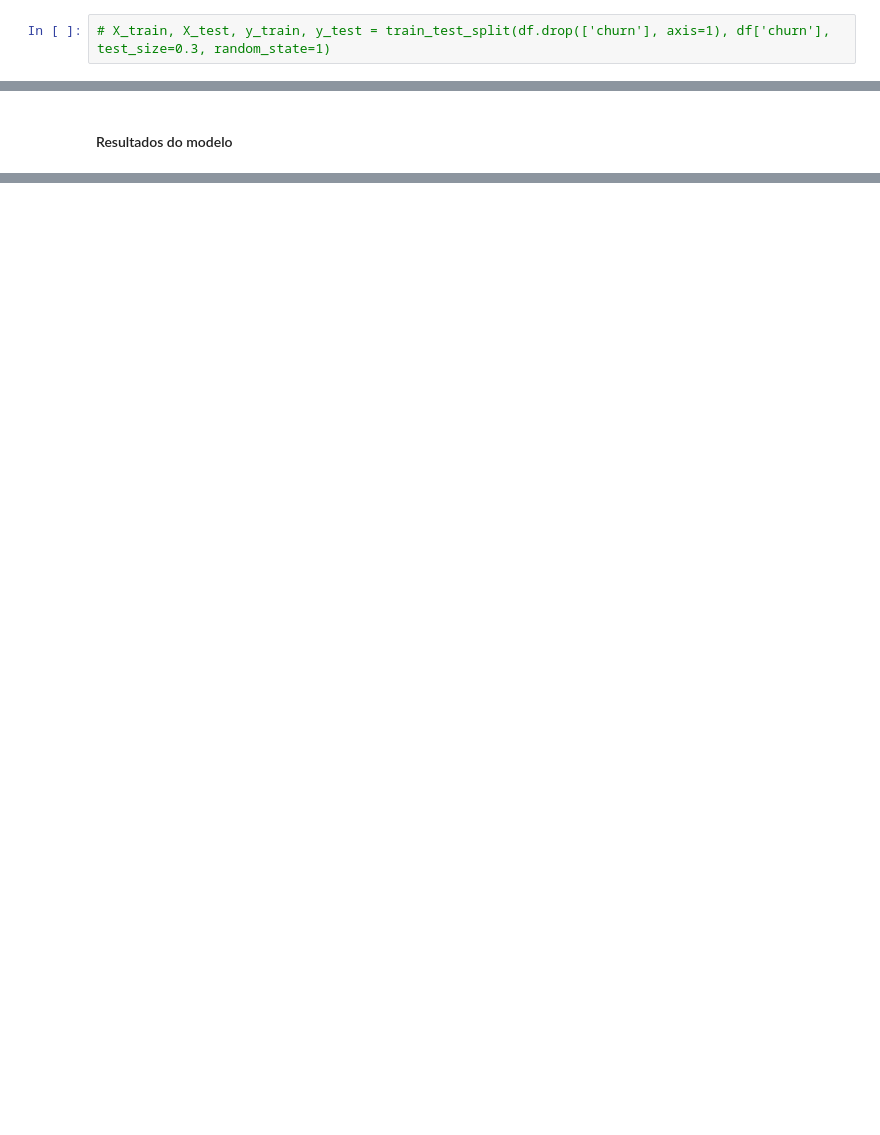
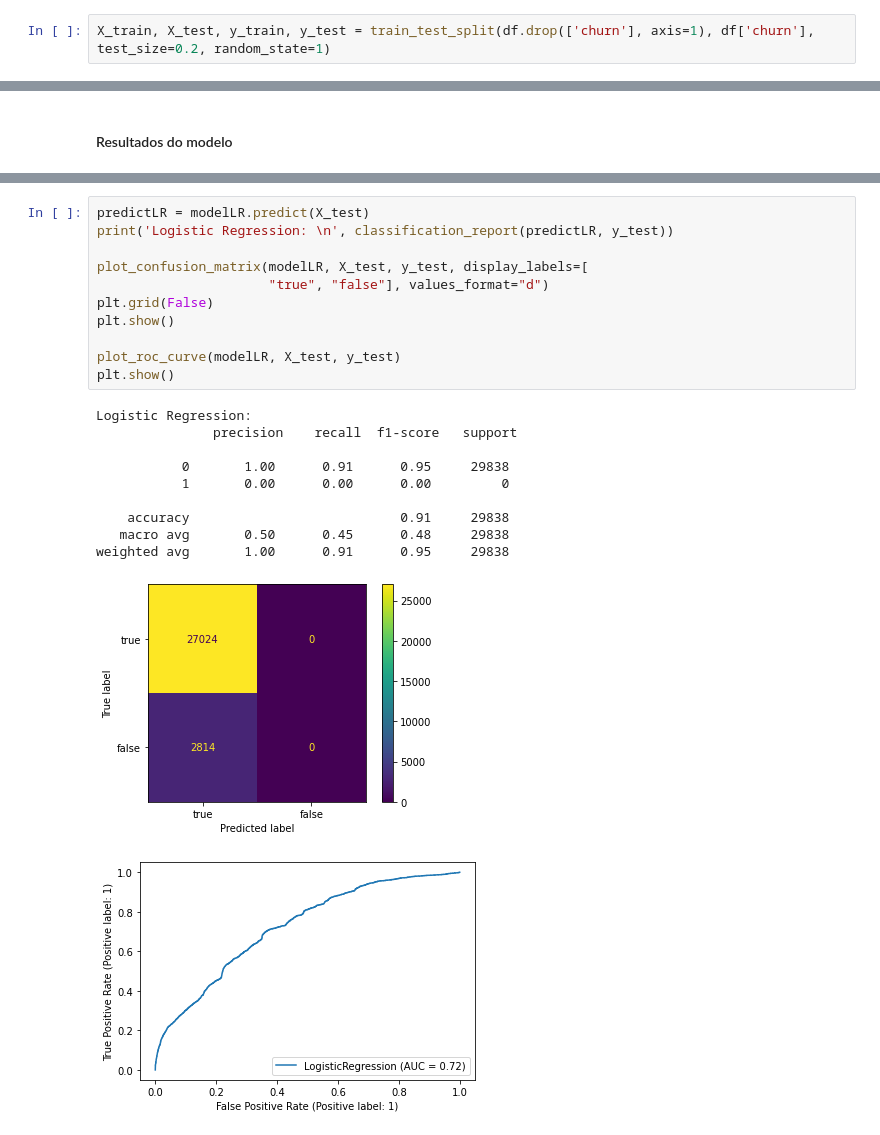
Before and after one commit to felipesilvaibi/predicao_churn, a Jupyter notebook: notebooks/analise_rep_oficial.ipynb, the cells around one changed output, grey strips where cells are left out. Drawn from its saved outputs; the diff is of its cells as text; blank space fills up the shorter version.

```diff
--- a/notebooks/analise_rep_oficial.ipynb
+++ b/notebooks/analise_rep_oficial.ipynb
@@ -925,2 +920,2 @@ df.head()
 # %%
-# X_train, X_test, y_train, y_test = train_test_split(df.drop(['churn'], axis=1), df['churn'], test_size=0.3, random_state=1)
+X_train, X_test, y_train, y_test = train_test_split(df.drop(['churn'], axis=1), df['churn'], test_size=0.2, random_state=1)
@@ -969,0 +937,23 @@ Accuracy score 0.9055151888891868
+# %%
+predictLR = modelLR.predict(X_test)
+print('Logistic Regression: \n', classification_report(predictLR, y_test))
+
+plot_confusion_matrix(modelLR, X_test, y_test, display_labels=[
+                      "true", "false"], values_format="d")
+plt.grid(False)
+plt.show()
+
+plot_roc_curve(modelLR, X_test, y_test)
+plt.show()
+# %% [output]
+Logistic Regression:
+               precision    recall  f1-score   support
+
+           0       1.00      0.91      0.95     29838
+           1       0.00      0.00      0.00         0
+
+    accuracy                           0.91     29838
+   macro avg       0.50      0.45      0.48     29838
+weighted avg       1.00      0.91      0.95     29838
+[figure, added]
+[figure, added]
```
Also changed, not shown: parts of 31 cells of this notebook.
